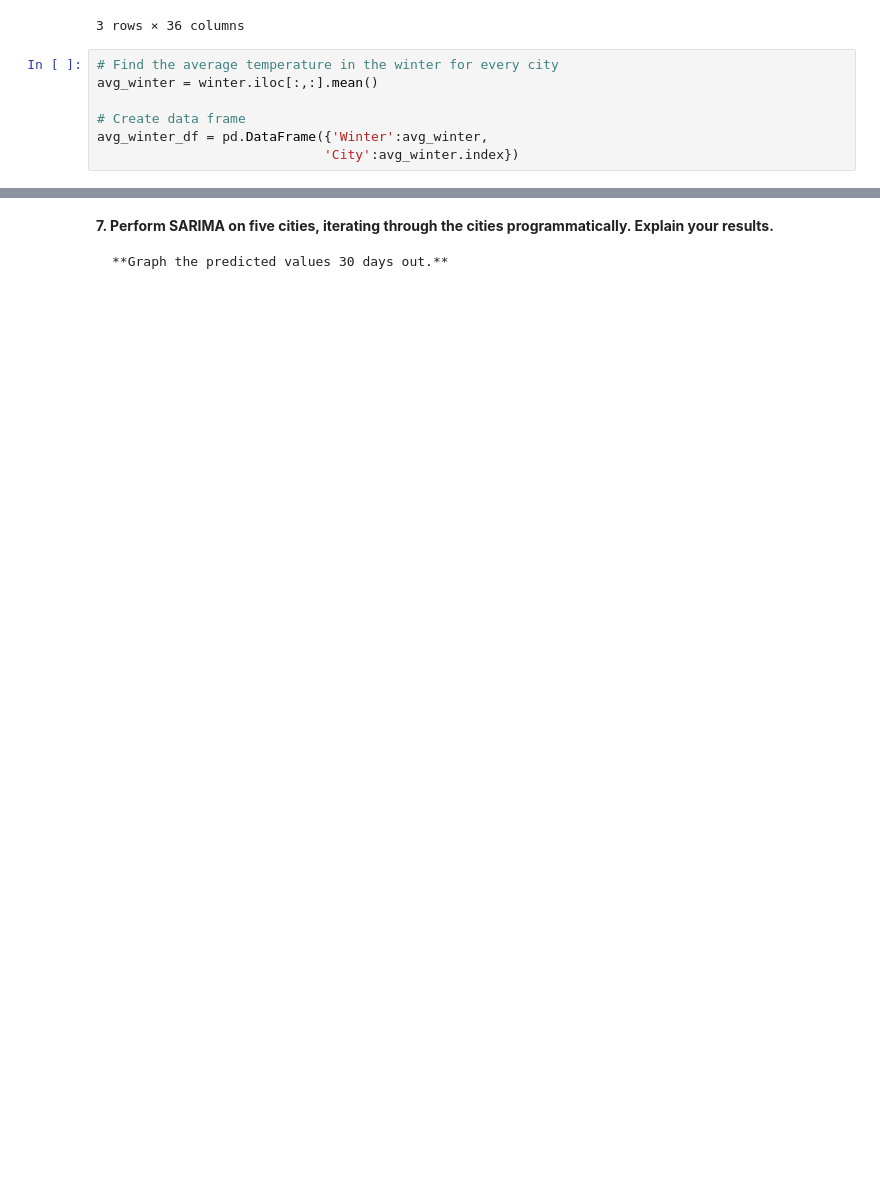
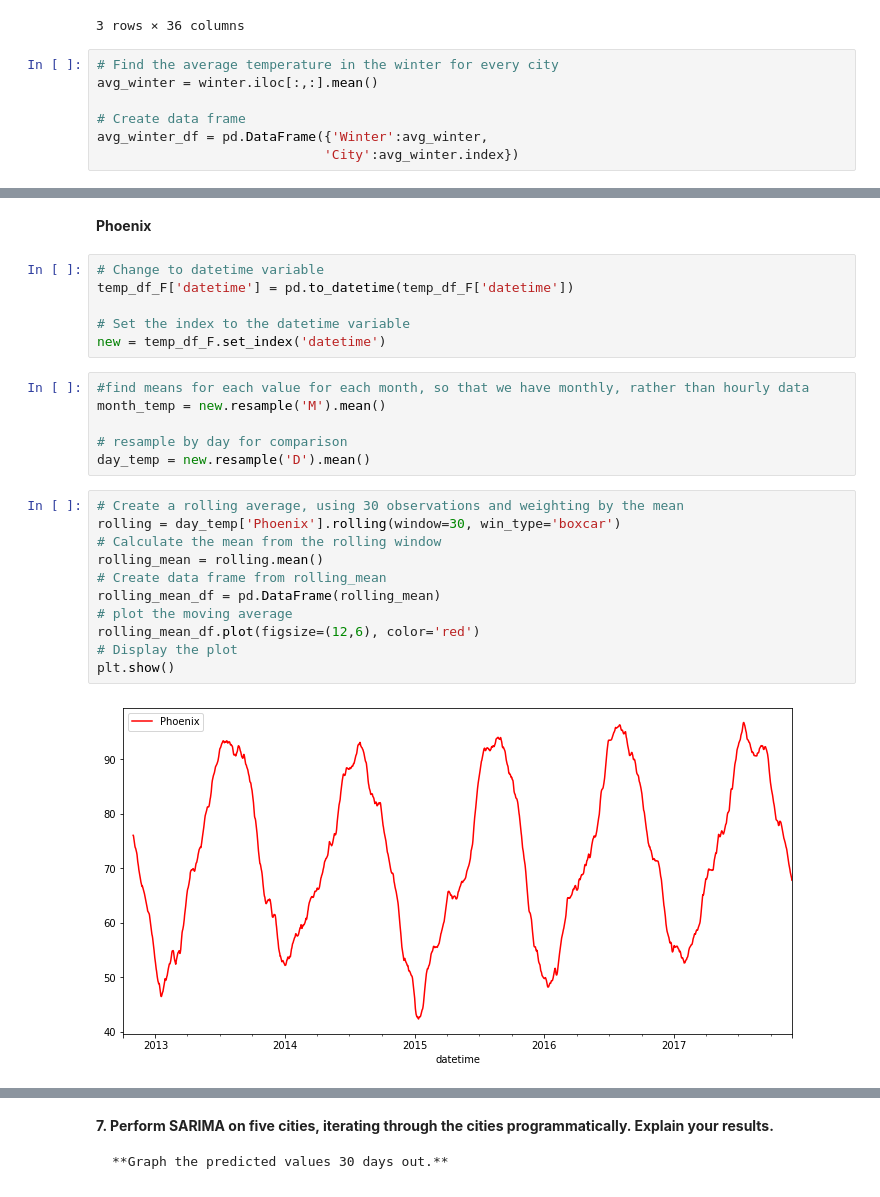
Before and after one commit to artolon/HW11-Time-Series, a Jupyter notebook: Homework11 - Time Series Analysis.ipynb, the cells around one changed output, grey strips where cells are left out. Saved outputs shown, nothing was run; the diff lists cells and outputs as text; blank space fills up the shorter version.

```diff
--- a/Homework11 - Time Series Analysis.ipynb
+++ b/Homework11 - Time Series Analysis.ipynb
@@ -177,0 +312,27 @@ Rolling averages are a *type* of moving average. Rolling averages have a 'weight
+# %% [markdown]
+**Phoenix**
+# %%
+# Change to datetime variable
+temp_df_F['datetime'] = pd.to_datetime(temp_df_F['datetime'])
+
+# Set the index to the datetime variable
+new = temp_df_F.set_index('datetime')
+# %%
+#find means for each value for each month, so that we have monthly, rather than hourly data
+month_temp = new.resample('M').mean()
+
+# resample by day for comparison
+day_temp = new.resample('D').mean()
+# %%
+# Create a rolling average, using 30 observations and weighting by the mean
+rolling = day_temp['Phoenix'].rolling(window=30, win_type='boxcar')
+# Calculate the mean from the rolling window
+rolling_mean = rolling.mean()
+# Create data frame from rolling_mean
+rolling_mean_df = pd.DataFrame(rolling_mean)
+# plot the moving average
+rolling_mean_df.plot(figsize=(12,6), color='red')
+# Display the plot
+plt.show()
+# %% [output]
+[figure, added]
```
Also changed, not shown: parts of 36 cells of this notebook.
